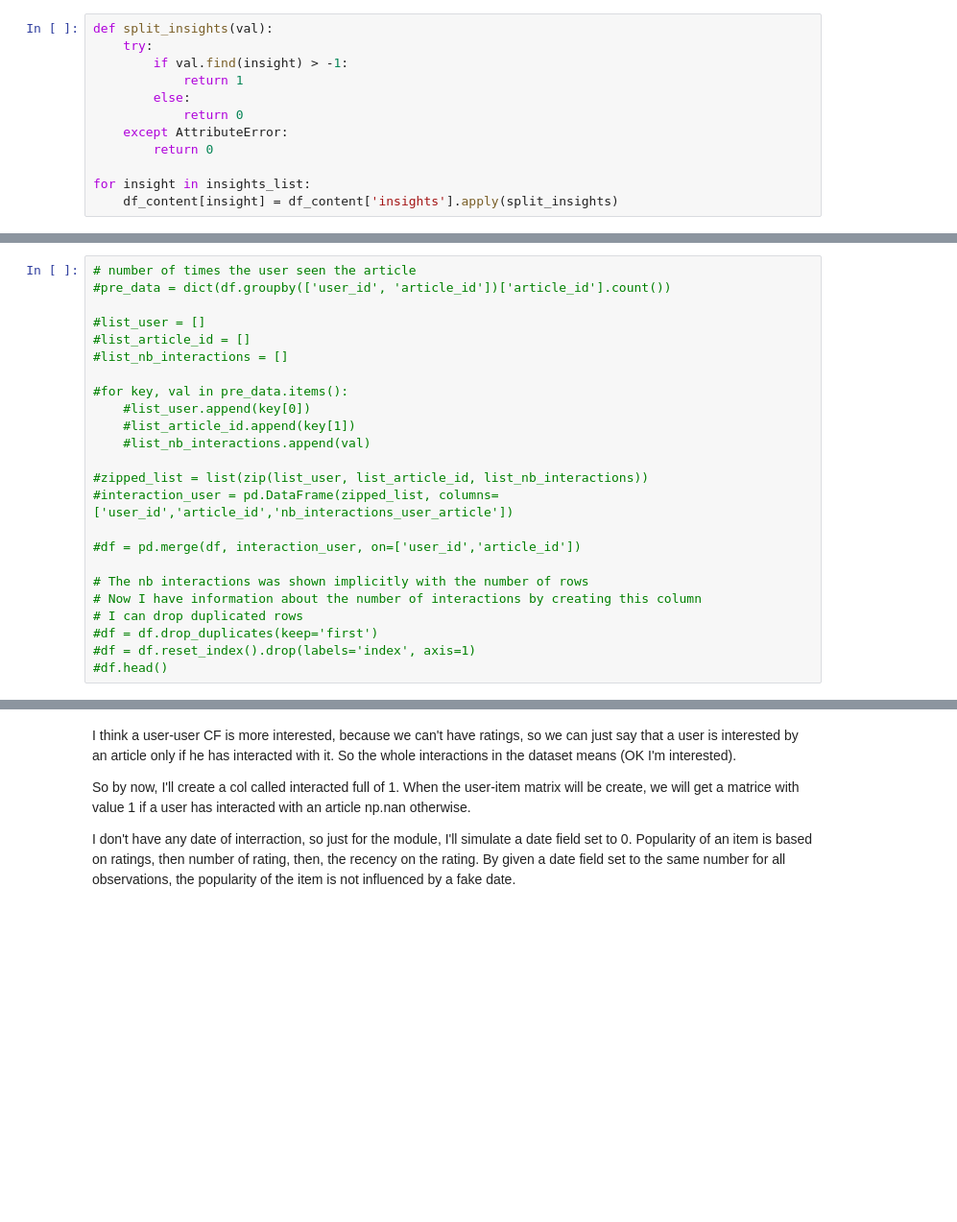
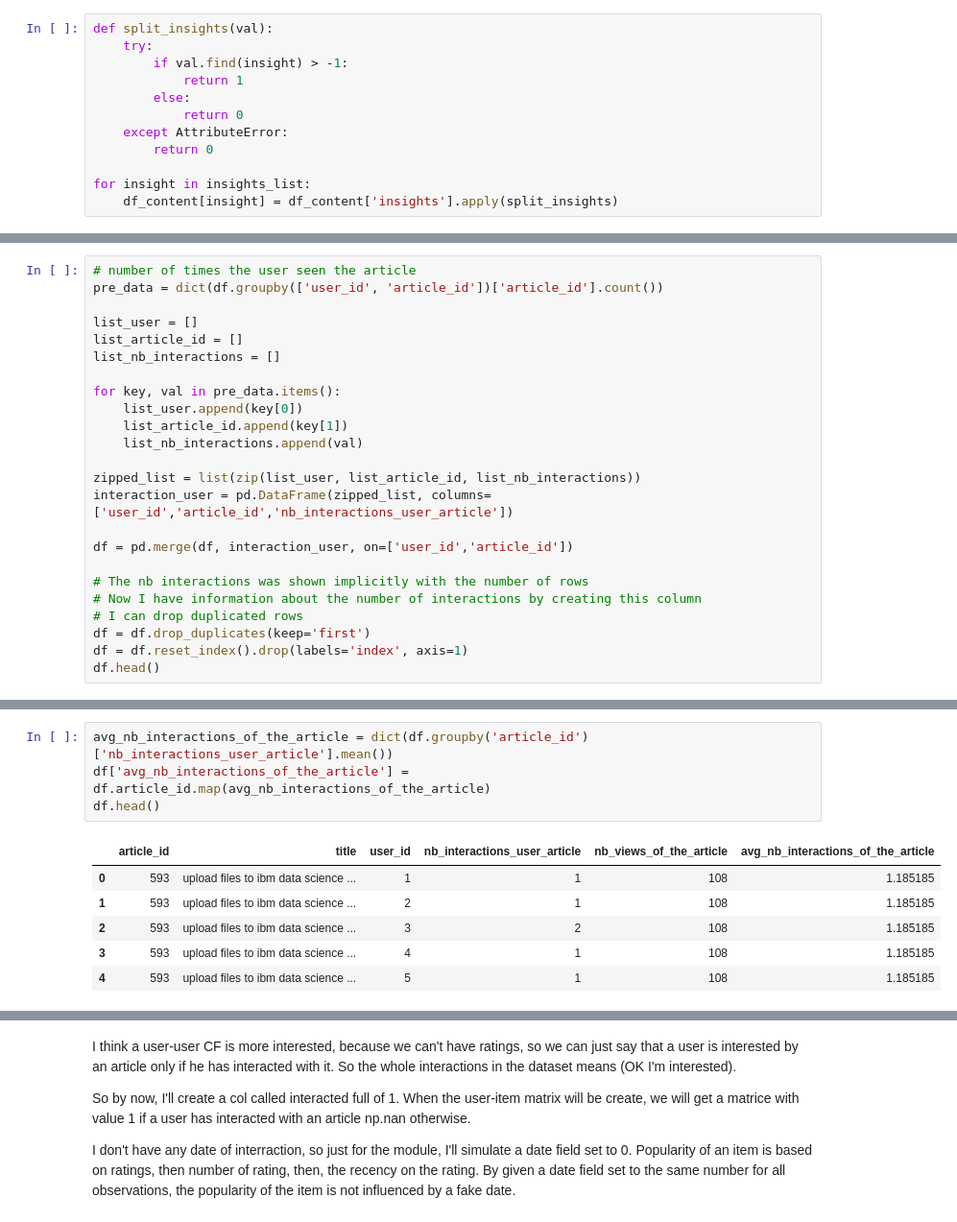
Before and after one commit to Mdhvince/Recommendation_IBM_article, a Jupyter notebook: rec_eng_ibm.ipynb, the cells around one changed output, grey strips where cells are left out. Shown at 96% size. Drawn from its saved outputs; the diff is of its cells as text; blank space fills up the shorter version.

```diff
--- a/rec_eng_ibm.ipynb
+++ b/rec_eng_ibm.ipynb
@@ -134,25 +134,25 @@ df_content.head()
 5 rows × 1060 columns
 # %%
 # number of times the user seen the article
-#pre_data = dict(df.groupby(['user_id', 'article_id'])['article_id'].count())
+pre_data = dict(df.groupby(['user_id', 'article_id'])['article_id'].count())
 
-#list_user = []
-#list_article_id = []
-#list_nb_interactions = []
+list_user = []
+list_article_id = []
+list_nb_interactions = []
 
-#for key, val in pre_data.items():
-    #list_user.append(key[0])
-    #list_article_id.append(key[1])
-    #list_nb_interactions.append(val)
+for key, val in pre_data.items():
+    list_user.append(key[0])
+    list_article_id.append(key[1])
+    list_nb_interactions.append(val)
 
-#zipped_list = list(zip(list_user, list_article_id, list_nb_interactions))
-#interaction_user = pd.DataFrame(zipped_list, columns=['user_id','article_id','nb_interactions_user_article'])
+zipped_list = list(zip(list_user, list_article_id, list_nb_interactions))
+interaction_user = pd.DataFrame(zipped_list, columns=['user_id','article_id','nb_interactions_user_article'])
 
-#df = pd.merge(df, interaction_user, on=['user_id','article_id'])
+df = pd.merge(df, interaction_user, on=['user_id','article_id'])
 
 # The nb interactions was shown implicitly with the number of rows
 # Now I have information about the number of interactions by creating this column
 # I can drop duplicated rows
-#df = df.drop_duplicates(keep='first')
-#df = df.reset_index().drop(labels='index', axis=1)
-#df.head()
+df = df.drop_duplicates(keep='first')
+df = df.reset_index().drop(labels='index', axis=1)
+df.head()
@@ -158,0 +177,11 @@ df_content.head()
+# %%
+avg_nb_interactions_of_the_article = dict(df.groupby('article_id')['nb_interactions_user_article'].mean())
+df['avg_nb_interactions_of_the_article'] = df.article_id.map(avg_nb_interactions_of_the_article)
+df.head()
+# %% [output]
+|  | article_id | title | user_id | nb_interactions_user_article | nb_views_of_the_article | avg_nb_interactions_of_the_article |
+| 0 | 593 | upload files to ibm data science ... | 1 | 1 | 108 | 1.185185 |
+| 1 | 593 | upload files to ibm data science ... | 2 | 1 | 108 | 1.185185 |
+| 2 | 593 | upload files to ibm data science ... | 3 | 2 | 108 | 1.185185 |
+| 3 | 593 | upload files to ibm data science ... | 4 | 1 | 108 | 1.185185 |
+| 4 | 593 | upload files to ibm data science ... | 5 | 1 | 108 | 1.185185 |
```
Also changed, not shown: parts of 6 cells of this notebook, 1 other file.
